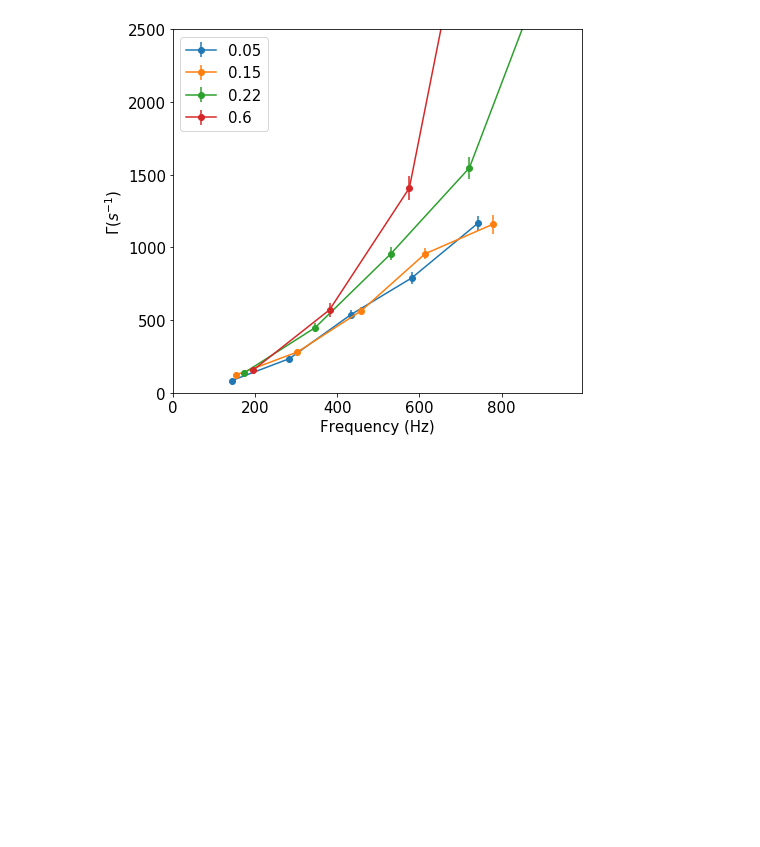
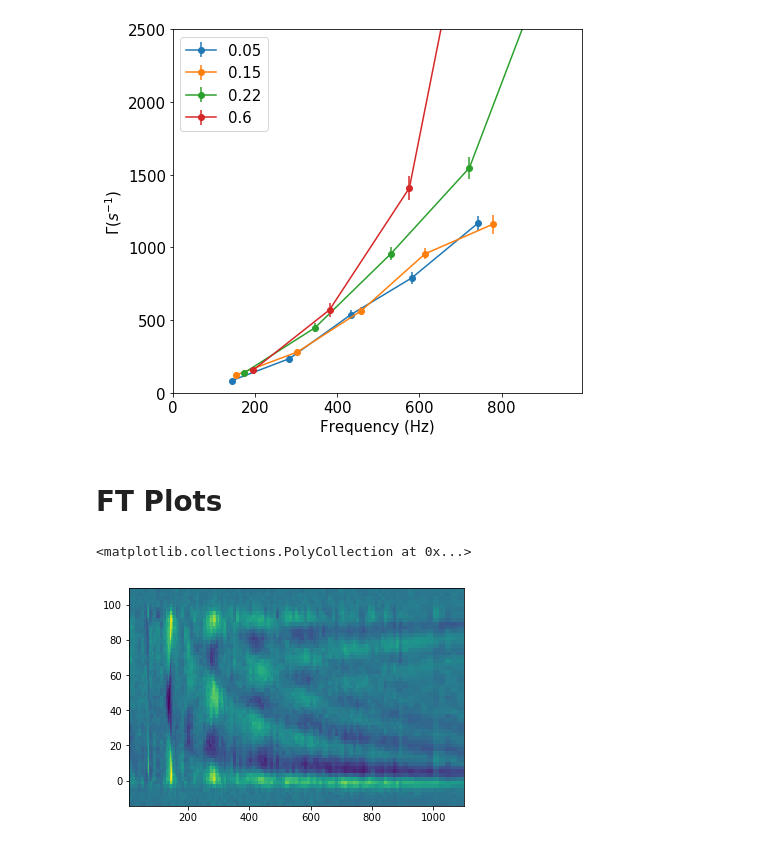
Before and after one commit to ranchop/QCalc, a Jupyter notebook: Box Shaking/Specific Datasets/Sonogram/Sonogram Analyzer.ipynb, the cells around one changed output. Drawn from its saved outputs; the diff is of its cells as text; code cells hidden in the pictures; blank space fills up the shorter version.

```diff
--- a/Box Shaking/Specific Datasets/Sonogram/Sonogram Analyzer.ipynb
+++ b/Box Shaking/Specific Datasets/Sonogram/Sonogram Analyzer.ipynb
@@ -1098,3 +1098,22 @@ plt.tight_layout()
 # fig.savefig("Gamma_f_fromPeaks_combined_temp.pdf")
 # %% [output]
 [figure]
+# %% [markdown]
+# FT Plots
+# %%
+def get_ft(sonogram, k_max = 14, k_step=0.2, func=np.real):
+    L = np.mean(self.df_data.length) * 1e6
+    k = np.arange(0, k_max * np.pi/L, k_step * np.pi / L)
+    k_scale = np.pi/L
+    movie_ft = np.array([func(fourier_transform(tp.Curve(sonogram[1], sonogram[2][:, i].flatten()), k)) for i in range(len(sonogram[0]))]).T
+    return [sonogram[0], k/k_scale, movie_ft]
+# %%
+k = '06-22-17-DS3'
+self = dataset_all[k]['self']
+movie = self.sonogram()
+ft = get_ft(movie, 18, 1, np.real)
+ft[1] = ft[1] - 0.5
+plt.pcolor(*movie)
+# %% [output]
+<matplotlib.collections.PolyCollection at 0x...>
+[figure, added]
```
Also changed, not shown: parts of 2 cells of this notebook, 10 other files.
